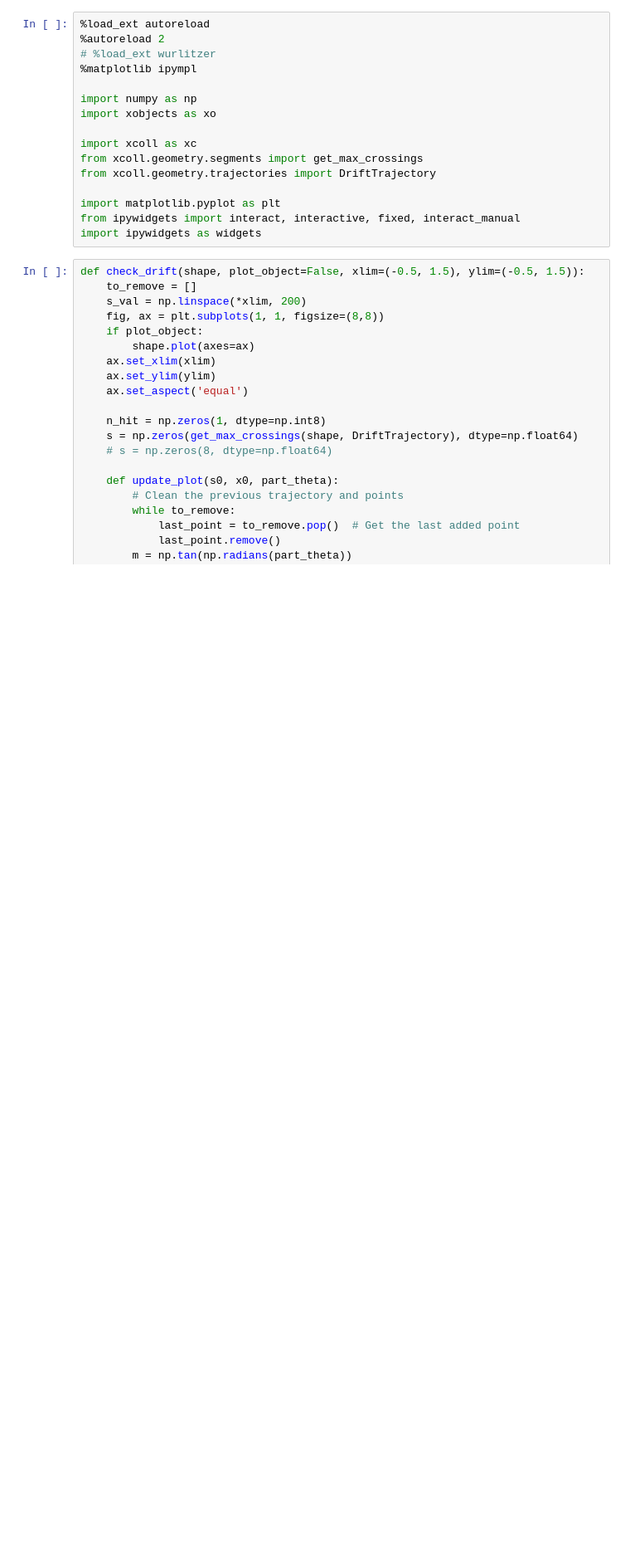
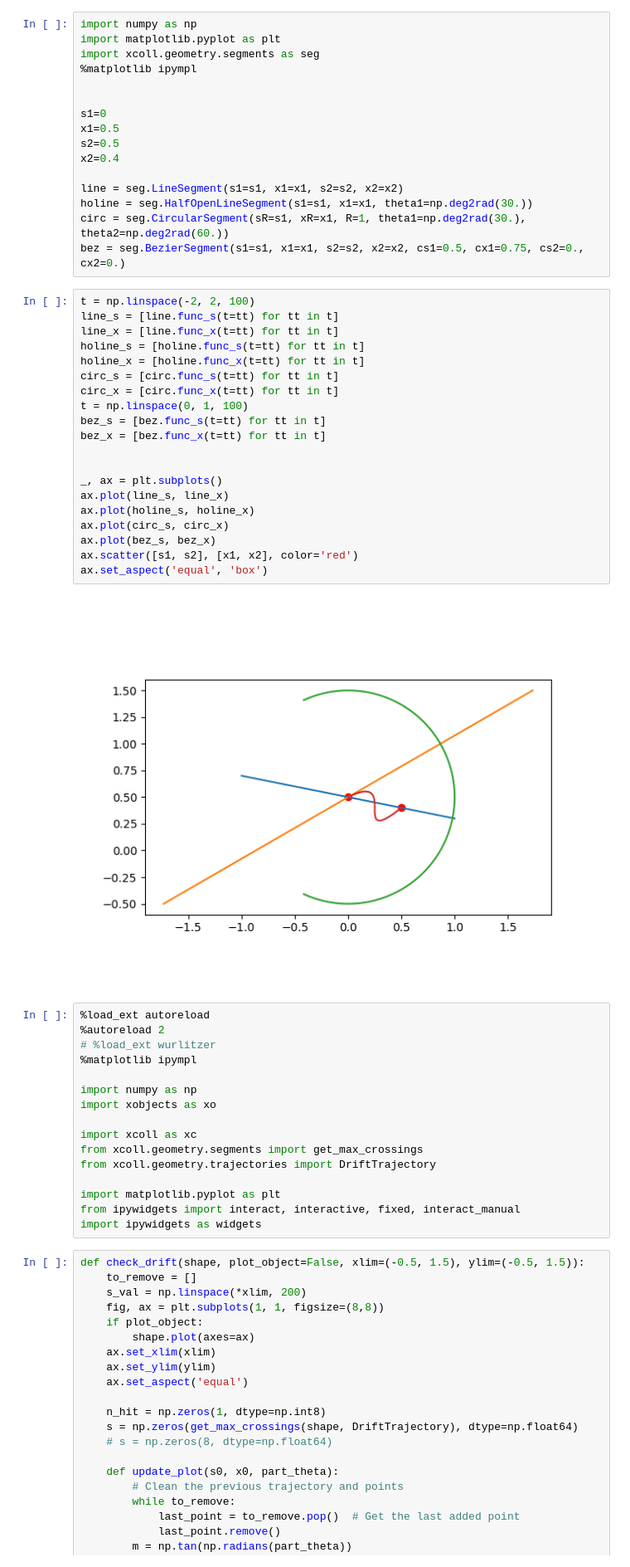
Before and after one commit to xsuite/xcoll, a Jupyter notebook: xcoll/geometry/test_geometry.ipynb, the cells around one changed output. Shown: that part at 83% size. Cells and saved outputs as stored; diff of their text form; blank space fills up the shorter version.

```diff
--- a/xcoll/geometry/test_geometry.ipynb
+++ b/xcoll/geometry/test_geometry.ipynb
@@ -31,6 +31,44 @@ ax.scatter([s0], [x0], color='red')
 ax.set_aspect('equal', 'box')
 # %% [output]
 [figure]
+# %%
+import numpy as np
+import matplotlib.pyplot as plt
+import xcoll.geometry.segments as seg
+%matplotlib ipympl
+
+
+s1=0
+x1=0.5
+s2=0.5
+x2=0.4
+
+line = seg.LineSegment(s1=s1, x1=x1, s2=s2, x2=x2)
+holine = seg.HalfOpenLineSegment(s1=s1, x1=x1, theta1=np.deg2rad(30.))
+circ = seg.CircularSegment(sR=s1, xR=x1, R=1, theta1=np.deg2rad(30.), theta2=np.deg2rad(60.))
+bez = seg.BezierSegment(s1=s1, x1=x1, s2=s2, x2=x2, cs1=0.5, cx1=0.75, cs2=0., cx2=0.)
+# %%
+t = np.linspace(-2, 2, 100)
+line_s = [line.func_s(t=tt) for tt in t]
+line_x = [line.func_x(t=tt) for tt in t]
+holine_s = [holine.func_s(t=tt) for tt in t]
+holine_x = [holine.func_x(t=tt) for tt in t]
+circ_s = [circ.func_s(t=tt) for tt in t]
+circ_x = [circ.func_x(t=tt) for tt in t]
+t = np.linspace(0, 1, 100)
+bez_s = [bez.func_s(t=tt) for tt in t]
+bez_x = [bez.func_x(t=tt) for tt in t]
+
+
+_, ax = plt.subplots()
+ax.plot(line_s, line_x)
+ax.plot(holine_s, holine_x)
+ax.plot(circ_s, circ_x)
+ax.plot(bez_s, bez_x)
+ax.scatter([s1, s2], [x1, x2], color='red')
+ax.set_aspect('equal', 'box')
+# %% [output]
+[figure, added]
 # %%
 %load_ext autoreload
 %autoreload 2
```
Also changed, not shown: parts of 2 cells of this notebook, 10 other files.
